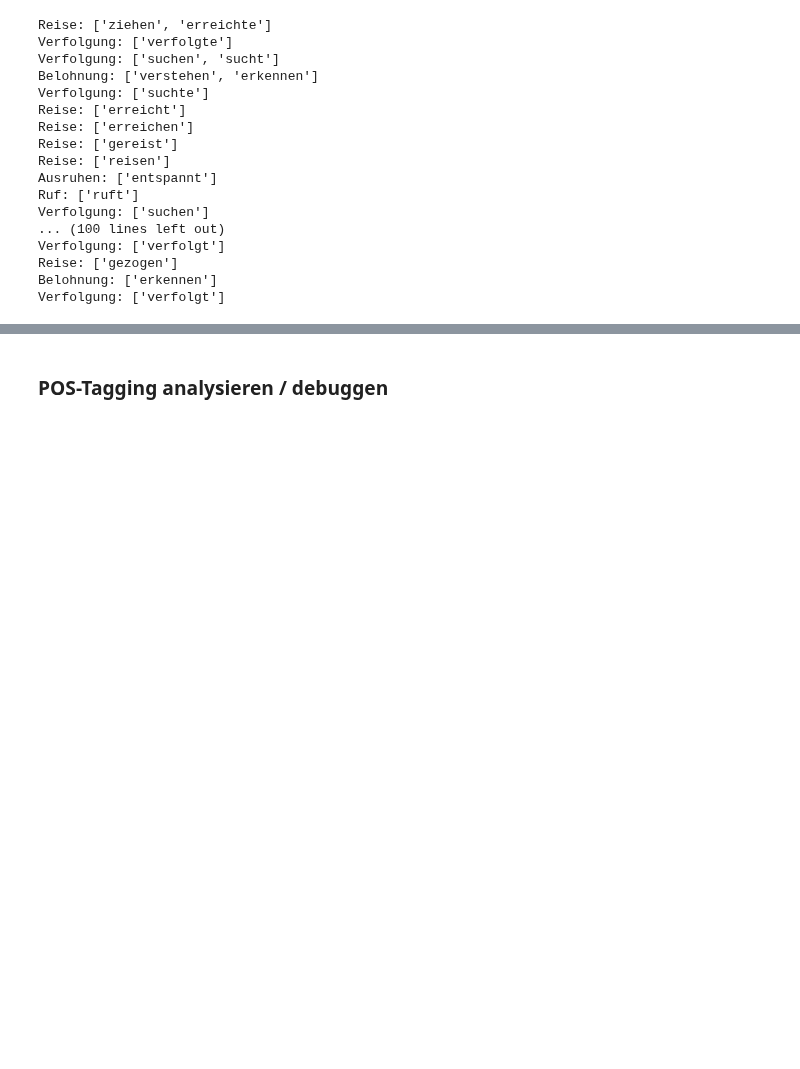
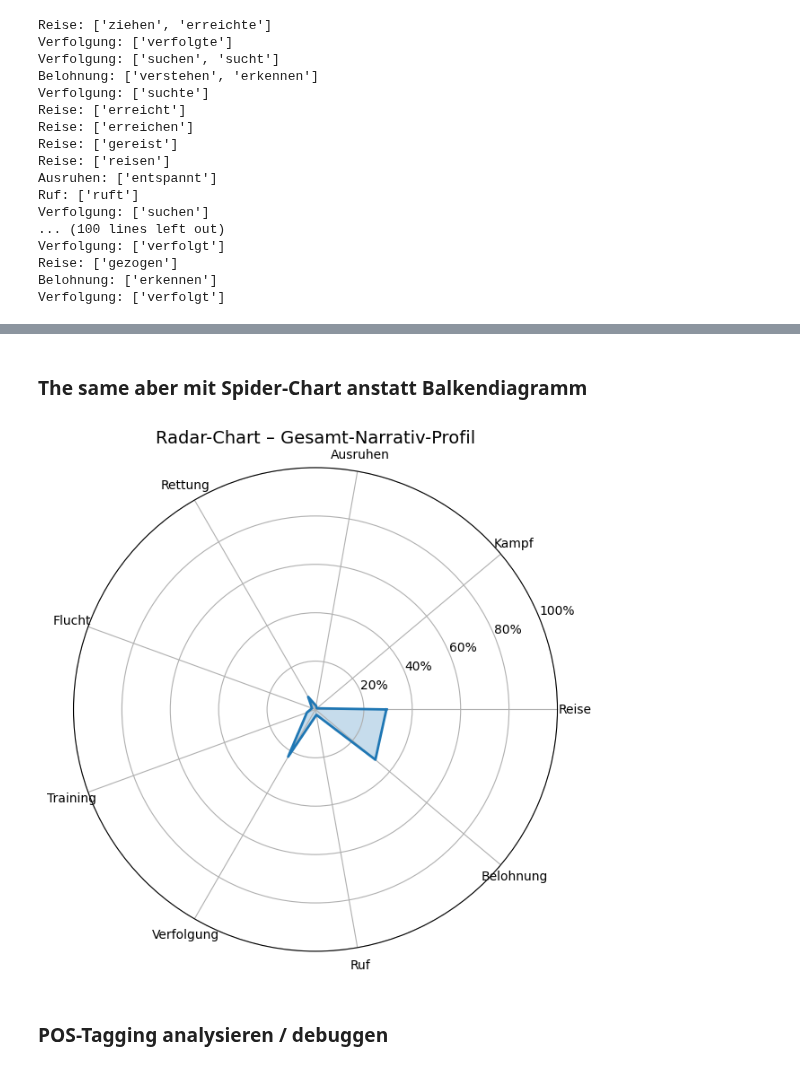
Before and after one commit to tc020/nlp-rpg-narratives, a Jupyter notebook: 1_narrative_identifizieren.ipynb, the cells around one changed output, grey strips where cells are left out. Cells and saved outputs as stored; diff of their text form; code cells hidden in the pictures; blank space fills up the shorter version.

```diff
--- a/1_narrative_identifizieren.ipynb
+++ b/1_narrative_identifizieren.ipynb
@@ -232,3 +386,75 @@ Verfolgung: ['verfolgt']
+# %% [markdown]
+### The same aber mit Spider-Chart anstatt Balkendiagramm
+# %%
+import matplotlib.pyplot as plt
+import numpy as np
+
+def narrative_profile_radar(posts, categories, matcher, nlp):
+
+    # Gesamtspeicher
+    total_hits = {c: 0 for c in categories}
+
+    # Alle Posts durchsuchen
+    for post in posts:
+        doc = nlp(post)
+        matches = matcher(doc)
+
+        # Treffer im Post
+        local_hits = {c: 0 for c in categories}
+        for match_id, start, end in matches:
+            label = nlp.vocab.strings[match_id]
+            local_hits[label] += 1
+
+        # Aufaddieren
+        for c in categories:
+            total_hits[c] += local_hits[c]
+
+    # Prozentwerte berechnen
+    total = sum(total_hits.values())
+    if total == 0:
+        percentages = {c: 0 for c in categories}
+    else:
+        percentages = {
+            c: round((cnt / total) * 100, 2) for c, cnt in total_hits.items()
+        }
+
+    # ---- RADAR-CHART ----
+    labels = list(categories.keys())
+    values = [percentages[c] for c in labels]
+
+    # Radar benötigt zyklischen Anfang/Endpunkt
+    values += values[:1]
+    angles = np.linspace(0, 2 * np.pi, len(labels), endpoint=False).tolist()
+    angles += angles[:1]
+
+    fig, ax = plt.subplots(figsize=(7, 7), subplot_kw=dict(polar=True))
+
+    # Linien & Fläche
+    ax.plot(angles, values, linewidth=2, linestyle='solid')
+    ax.fill(angles, values, alpha=0.25)
+
+    # Achsen
+    ax.set_xticks(angles[:-1])
+    ax.set_xticklabels(labels, fontsize=10)
+
+    ax.set_yticks([20, 40, 60, 80, 100])
+    ax.set_yticklabels(["20%", "40%", "60%", "80%", "100%"])
+    ax.set_ylim(0, 100)
+
+    ax.set_title("Radar-Chart – Gesamt-Narrativ-Profil", fontsize=14, pad=20)
+
+    plt.show()
+
+    # Rückgabe
+    return {
+        "total_hits": total_hits,
+        "percentages": percentages,
+        "total_events": total
+    }
+
+profile = narrative_profile_radar(posts, categories, matcher, nlp)
+# %% [output]
+[figure, added]
 # %% [markdown]
 ### POS-Tagging analysieren / debuggen
 # %%
```
Also changed, not shown: parts of 6 cells of this notebook, 1 other file.
